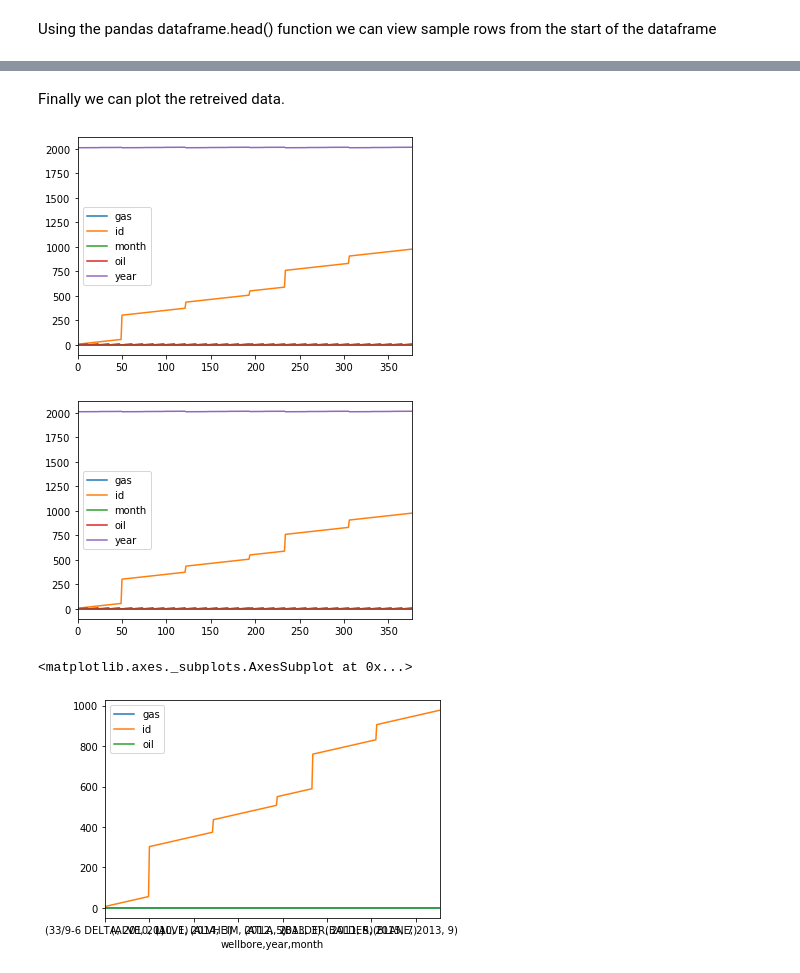
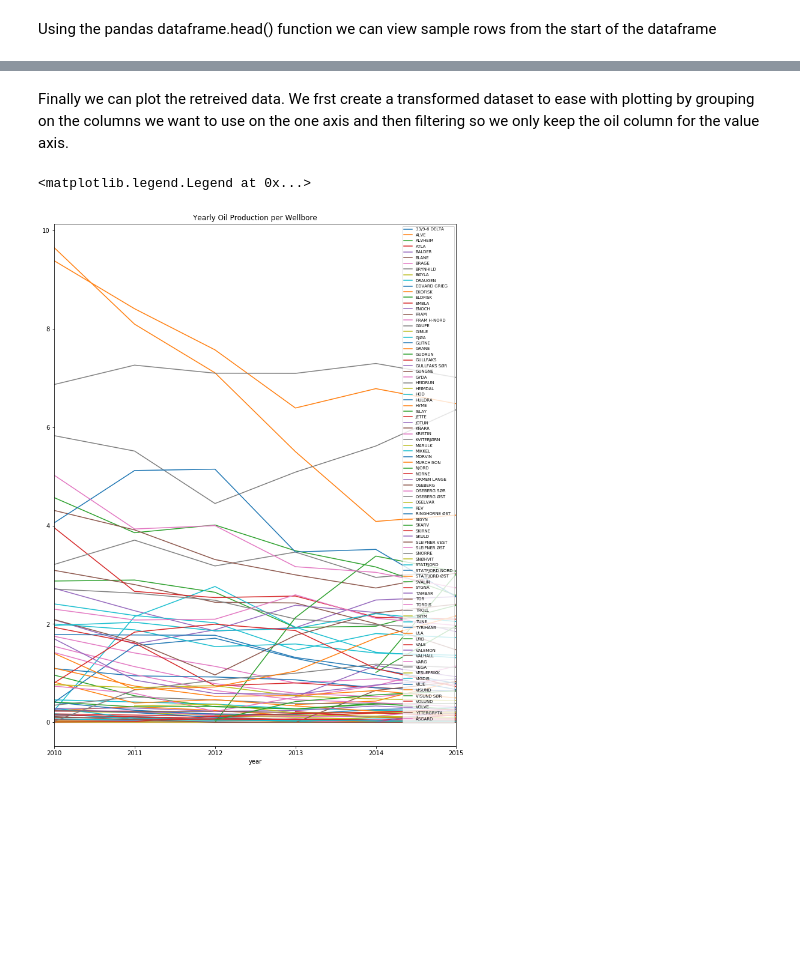
Before and after one commit to equinor/omnia-tutorial, a Jupyter notebook: solution/consume/consume-from-api.ipynb, the cells around one changed output, grey strips where cells are left out. Drawn from its saved outputs; the diff is of its cells as text; code cells hidden in the pictures; blank space fills up the shorter version.

```diff
--- a/solution/consume/consume-from-api.ipynb
+++ b/solution/consume/consume-from-api.ipynb
@@ -24,14 +27,13 @@ df_production_data.head(10)
-# %% [markdown]
-Finally we can plot the retreived data.
-# %%
-display(df_production_data.plot().figure)
-# %% [output]
-[figure, removed]
-[figure, removed]
-# %%
-df_production_data.set_index(['wellbore', 'year', 'month'], inplace=True)
-# %%
-df_production_data.plot()
-# %% [output]
-<matplotlib.axes._subplots.AxesSubplot at 0x...>
-[figure, removed]
+# %% [markdown]
+Finally we can plot the retreived data. We frst create a transformed dataset to ease with plotting by grouping on the columns we want to use on the one axis and then filtering so we only keep the oil column for the value axis.
+# %%
+import matplotlib.pyplot as plt
+
+fig, ax = plt.subplots(figsize=(12,16))
+
+df_plot = df_production_data.groupby(['year', 'wellbore']).sum().unstack()['oil']
+df_plot.plot(title ="Yearly Oil Production per Wellbore", ax=ax)
+plt.legend(fontsize="x-small", loc='upper right')
+# %% [output]
+<matplotlib.legend.Legend at 0x...>
+[figure, added]
```
Also changed, not shown: parts of 3 cells of this notebook, 8 other files.
